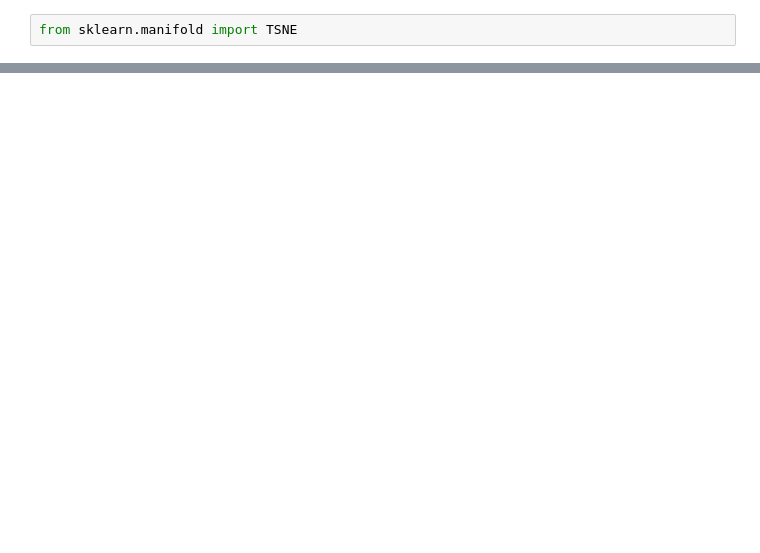
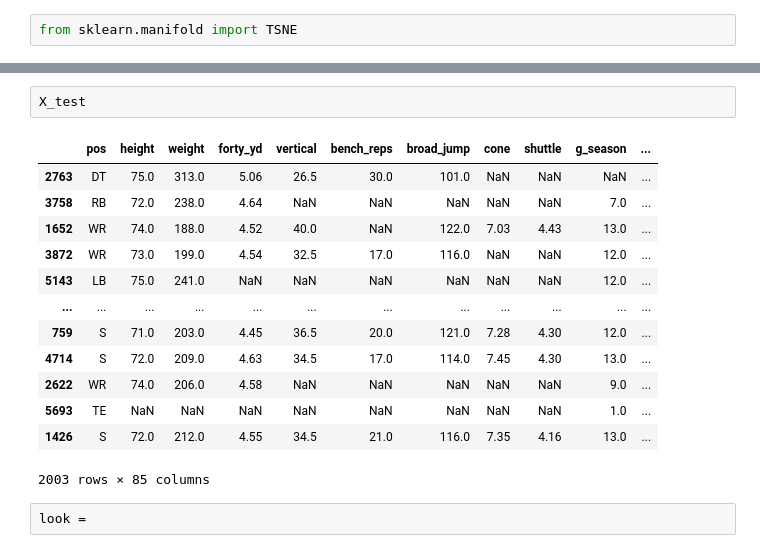
Before and after one commit to jpalgon/Draft_Combine, a Jupyter notebook: Modeling.ipynb, the cells around one changed output, grey strips where cells are left out. Saved outputs shown, nothing was run; the diff lists cells and outputs as text; blank space fills up the shorter version.

```diff
--- a/Modeling.ipynb
+++ b/Modeling.ipynb
@@ -163,0 +195,18 @@ tsne = TSNE(random_state=42,learning_rate=100)
+# %%
+X_test
+# %% [output]
+|  | pos | height | weight | forty_yd | vertical | bench_reps | broad_jump | cone | shuttle | g_season | ... |
+| 2763 | DT | 75.0 | 313.0 | 5.06 | 26.5 | 30.0 | 101.0 | NaN | NaN | NaN | ... |
+| 3758 | RB | 72.0 | 238.0 | 4.64 | NaN | NaN | NaN | NaN | NaN | 7.0 | ... |
+| 1652 | WR | 74.0 | 188.0 | 4.52 | 40.0 | NaN | 122.0 | 7.03 | 4.43 | 13.0 | ... |
+| 3872 | WR | 73.0 | 199.0 | 4.54 | 32.5 | 17.0 | 116.0 | NaN | NaN | 12.0 | ... |
+| 5143 | LB | 75.0 | 241.0 | NaN | NaN | NaN | NaN | NaN | NaN | 12.0 | ... |
+| ... | ... | ... | ... | ... | ... | ... | ... | ... | ... | ... | ... |
+| 759 | S | 71.0 | 203.0 | 4.45 | 36.5 | 20.0 | 121.0 | 7.28 | 4.30 | 12.0 | ... |
+| 4714 | S | 72.0 | 209.0 | 4.63 | 34.5 | 17.0 | 114.0 | 7.45 | 4.30 | 13.0 | ... |
+| 2622 | WR | 74.0 | 206.0 | 4.58 | NaN | NaN | NaN | NaN | NaN | 9.0 | ... |
+| 5693 | TE | NaN | NaN | NaN | NaN | NaN | NaN | NaN | NaN | 1.0 | ... |
+| 1426 | S | 72.0 | 212.0 | 4.55 | 34.5 | 21.0 | 116.0 | 7.35 | 4.16 | 13.0 | ... |
+2003 rows × 85 columns
+# %%
+look =
```
Also changed, not shown: parts of 7 cells of this notebook.
